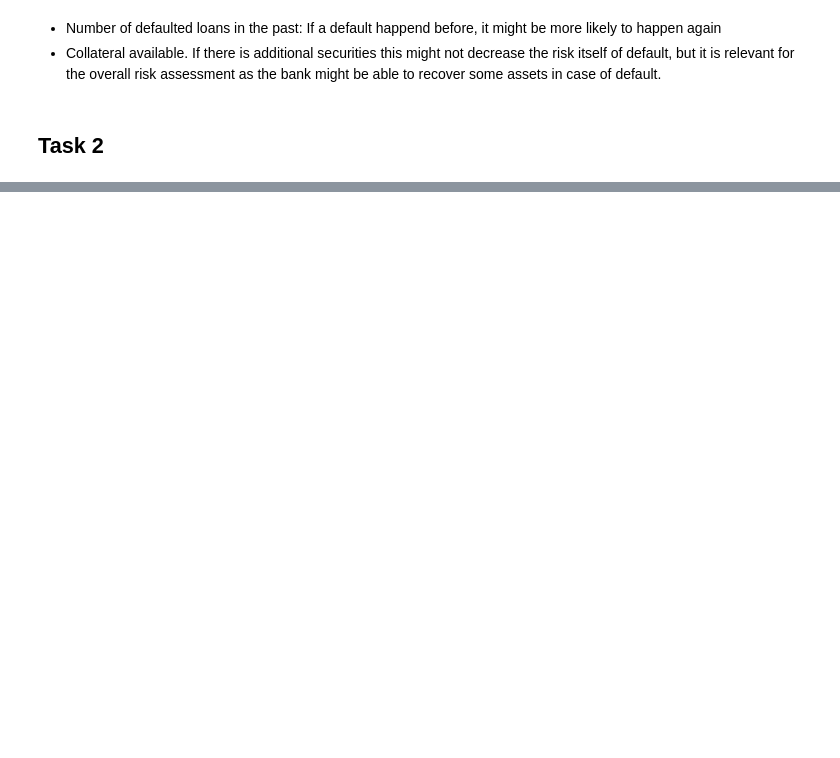
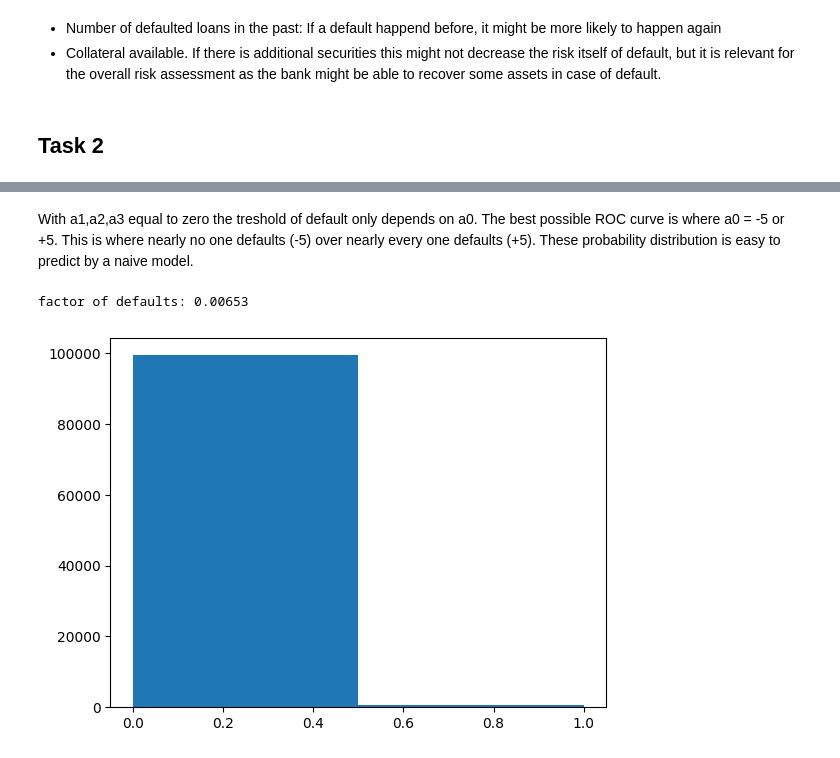
Before and after one commit to thelionthelion/eth_ntifi, a Jupyter notebook: NTIFI_Exercise1.ipynb, the cells around one changed output, grey strips where cells are left out. Saved outputs shown, nothing was run; the diff lists cells and outputs as text; code cells hidden in the pictures; blank space fills up the shorter version.

```diff
--- a/NTIFI_Exercise1.ipynb
+++ b/NTIFI_Exercise1.ipynb
@@ -110,0 +93,10 @@ def p(x,a0,a1,a2,a3):
+# %% [markdown]
+With a1,a2,a3 equal to zero the treshold of default only depends on a0. The best possible ROC curve is where a0 = -5 or +5. This is where nearly no one defaults (-5) over nearly every one defaults (+5). These probability distribution is easy to predict by a naive model.
+# %%
+groundTruth = functional(-5,0,0,0)
+counts, bins = np.histogram(groundTruth, 2)
+plt.stairs(counts, bins, fill=True)
+print('factor of defaults: ' + str(sum(groundTruth)/JK))
+# %% [output]
+factor of defaults: 0.00653
+[figure, added]
```
Also changed, not shown: parts of 24 cells of this notebook.
